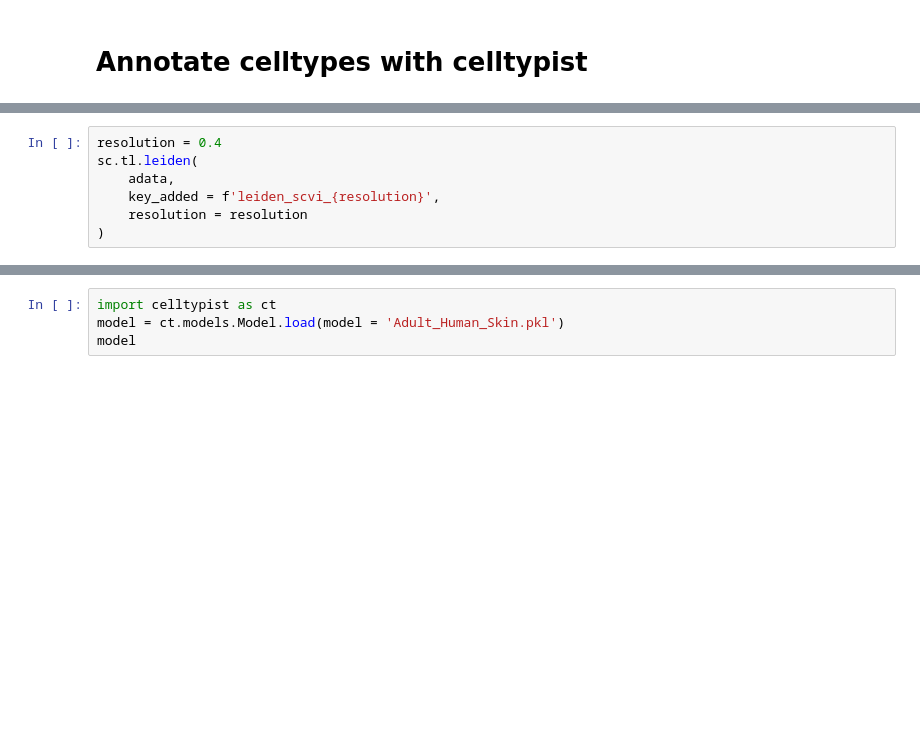
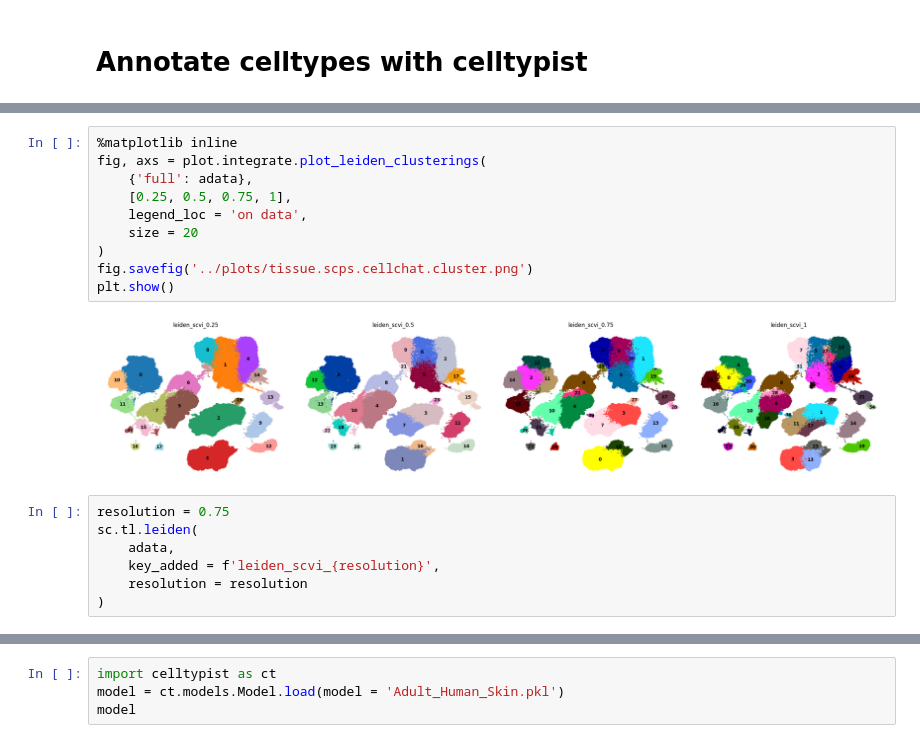
Before and after one commit to menchelab/Neuwirth_Malzl_et_al_2024, a Jupyter notebook: notebooks/prepare_cellchat.ipynb, the cells around one changed output, grey strips where cells are left out. Drawn from its saved outputs; the diff is of its cells as text; blank space fills up the shorter version.

Commit message:
finish cellchat

```diff
--- a/notebooks/prepare_cellchat.ipynb
+++ b/notebooks/prepare_cellchat.ipynb
@@ -20,5 +25,17 @@ AnnData object with n_obs × n_vars = 332546 × 20912
+# %%
+%matplotlib inline
+fig, axs = plot.integrate.plot_leiden_clusterings(
+    {'full': adata},
+    [0.25, 0.5, 0.75, 1],
+    legend_loc = 'on data',
+    size = 20
+)
+fig.savefig('../plots/tissue.scps.cellchat.cluster.png')
+plt.show()
+# %% [output]
+[figure, added]
 # %%
-resolution = 0.4
+resolution = 0.75
 sc.tl.leiden(
     adata,
     key_added = f'leiden_scvi_{resolution}',
```
Also changed, not shown: parts of 9 cells of this notebook, 4 other files.
